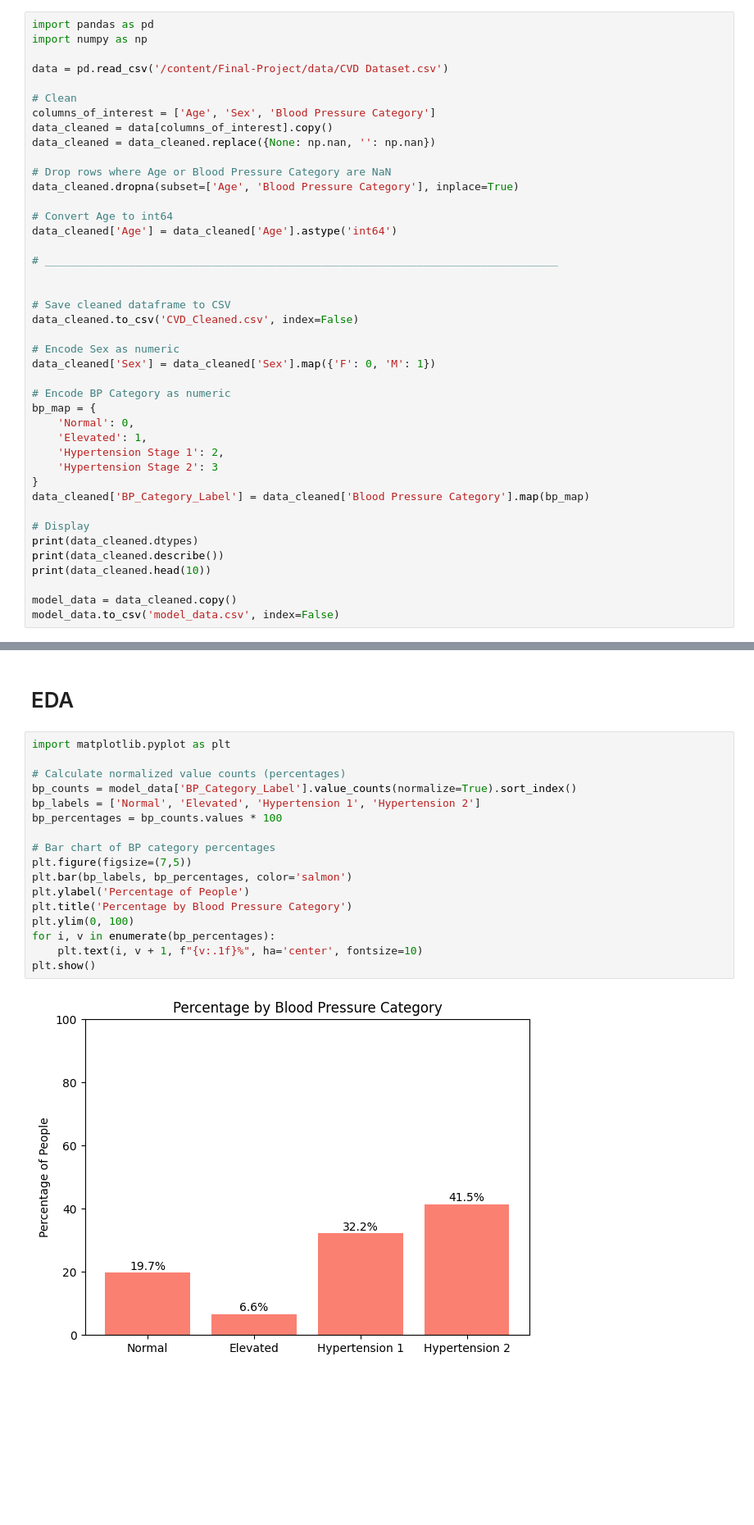
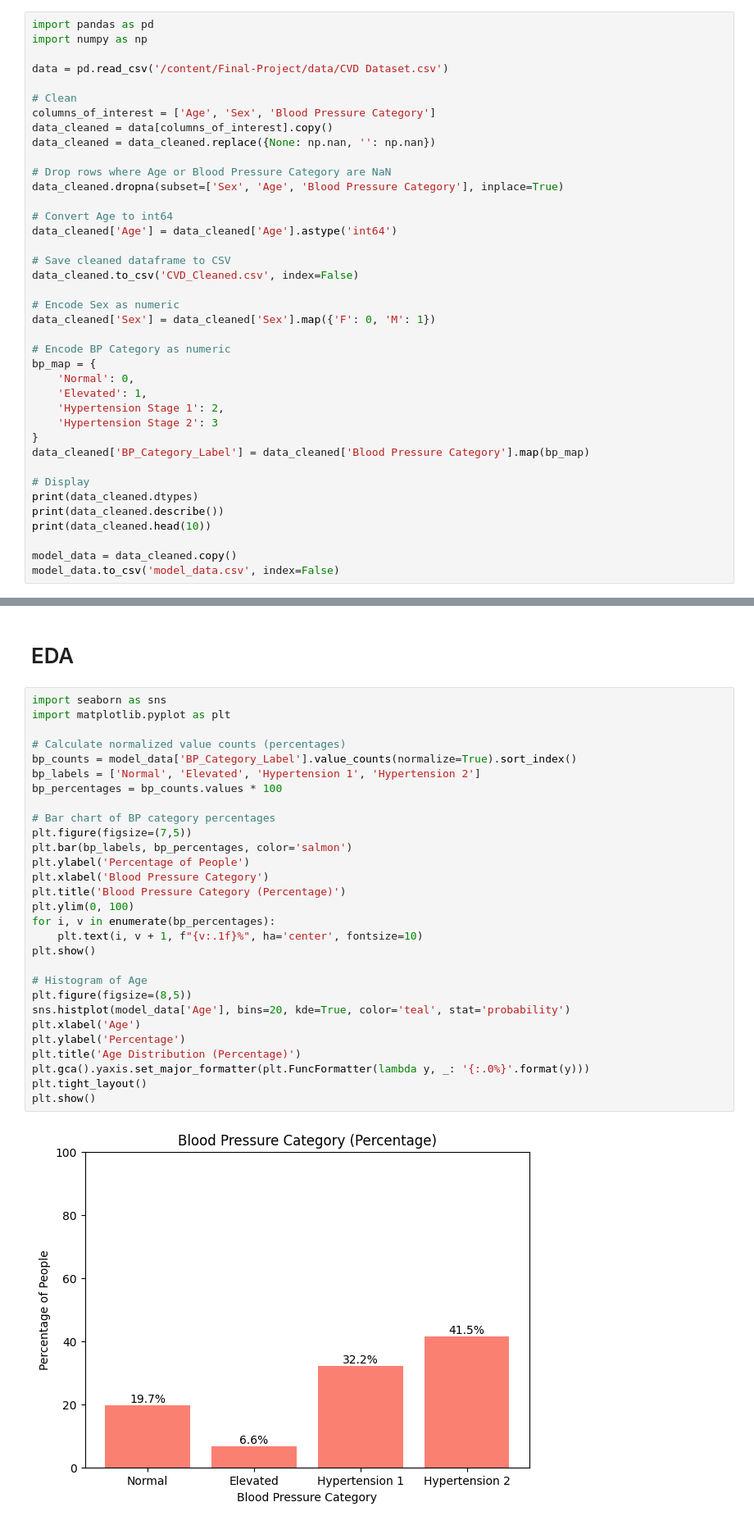
Before and after one commit to DS3001-Group-P/Final-Project, a Jupyter notebook: milestone3.ipynb, the cells around one changed output, grey strips where cells are left out. Shown: that part at 82% size. Cells and saved outputs as stored; diff of their text form; blank space fills up the shorter version.

```diff
--- a/milestone3.ipynb
+++ b/milestone3.ipynb
@@ -39,13 +41,10 @@ data_cleaned = data[columns_of_interest].copy()
 data_cleaned = data_cleaned.replace({None: np.nan, '': np.nan})
 
 # Drop rows where Age or Blood Pressure Category are NaN
-data_cleaned.dropna(subset=['Age', 'Blood Pressure Category'], inplace=True)
+data_cleaned.dropna(subset=['Sex', 'Age', 'Blood Pressure Category'], inplace=True)
 
 # Convert Age to int64
 data_cleaned['Age'] = data_cleaned['Age'].astype('int64')
-
-# ________________________________________________________________________________
-
 
 # Save cleaned dataframe to CSV
 data_cleaned.to_csv('CVD_Cleaned.csv', index=False)
@@ -90,21 +89,33 @@ min      25.000000     0.000000           0.000000
 # %% [markdown]
 # EDA
 # %%
+import seaborn as sns
 import matplotlib.pyplot as plt
 
 # Calculate normalized value counts (percentages)
 bp_counts = model_data['BP_Category_Label'].value_counts(normalize=True).sort_index()
 bp_labels = ['Normal', 'Elevated', 'Hypertension 1', 'Hypertension 2']
 bp_percentages = bp_counts.values * 100
 
 # Bar chart of BP category percentages
 plt.figure(figsize=(7,5))
 plt.bar(bp_labels, bp_percentages, color='salmon')
 plt.ylabel('Percentage of People')
-plt.title('Percentage by Blood Pressure Category')
+plt.xlabel('Blood Pressure Category')
+plt.title('Blood Pressure Category (Percentage)')
 plt.ylim(0, 100)
 for i, v in enumerate(bp_percentages):
     plt.text(i, v + 1, f"{v:.1f}%", ha='center', fontsize=10)
 plt.show()
+
+# Histogram of Age
+plt.figure(figsize=(8,5))
+sns.histplot(model_data['Age'], bins=20, kde=True, color='teal', stat='probability')
+plt.xlabel('Age')
+plt.ylabel('Percentage')
+plt.title('Age Distribution (Percentage)')
+plt.gca().yaxis.set_major_formatter(plt.FuncFormatter(lambda y, _: '{:.0%}'.format(y)))
+plt.tight_layout()
+plt.show()
 # %% [output]
-[figure, old version]
+[figure, new version]
```
Also changed, not shown: parts of 12 cells of this notebook.
